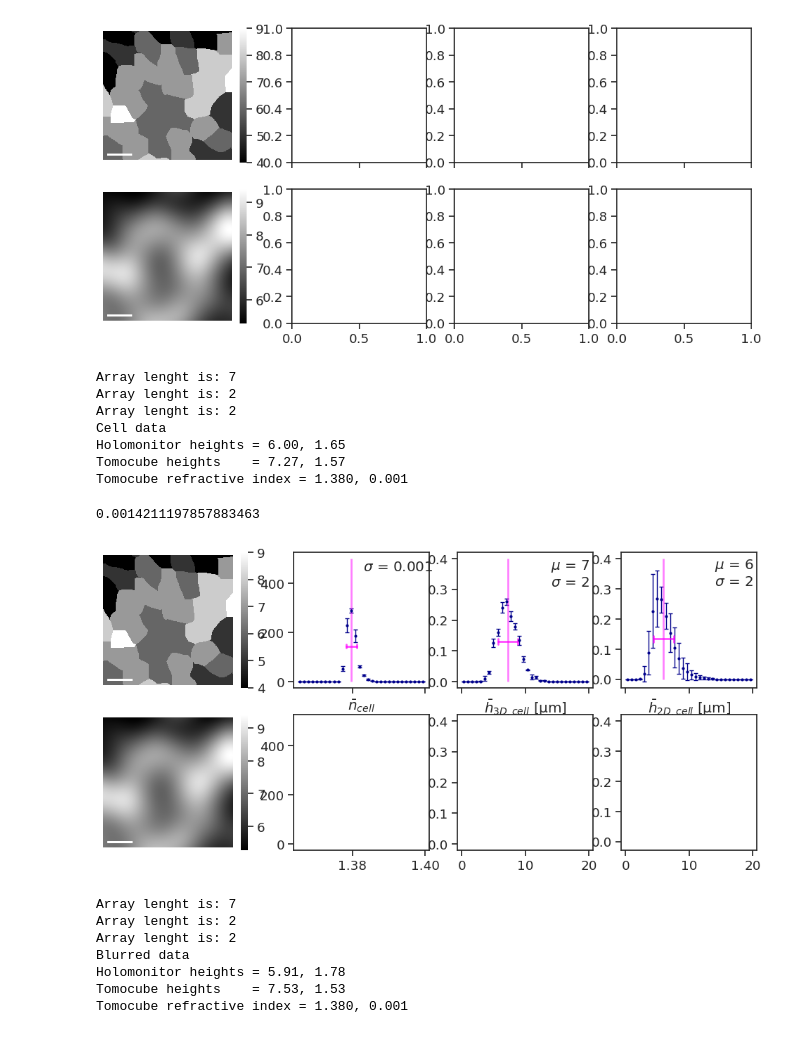
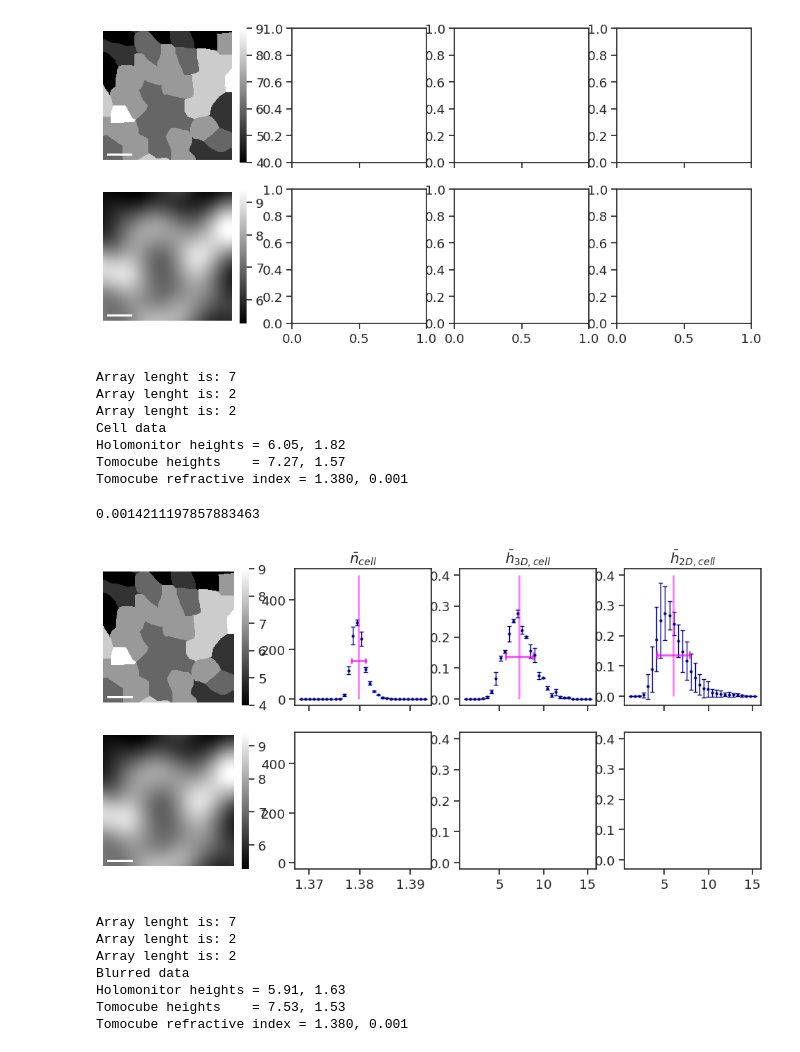
Before and after one commit to siljabl/MDCK_QPI, a Jupyter notebook: figure_scripts/cellwise_illustration.ipynb, the cells around one changed output. Saved outputs shown, nothing was run; the diff lists cells and outputs as text; code cells hidden in the pictures.

```diff
--- a/figure_scripts/cellwise_illustration.ipynb
+++ b/figure_scripts/cellwise_illustration.ipynb
@@ -55,7 +55,7 @@ for path, frames, fmin in zip(holo_dict["files"], holo_frames, holo_dict["fmin"]
         continue
     file   = path.split("/")[-1]
     folder = path.split(file)[0]
-    tmp_df = pd.read_csv(f"{path}/area_volume_filtered.csv")
+    tmp_df = pd.read_csv(f"{path}/area_volume_unfiltered.csv")
 
     for f in frames:
         h_holo.append(import_holomonitor_stack(folder, file, f_min=f, f_max=f)[0,:977,:977])
@@ -119,7 +119,7 @@ for path, frames, fmin in zip(tomo_dict["files"], tomo_frames, tomo_dict["fmin"]
     tmp_df = pd.read_csv(f"{path}/area_volume_filtered.csv")
 
     for f in frames:
-        n_tmp, h_tmp = import_tomocube_stack(path, "250210.113448.MDCK dynamics.001.MDCK B.A2", h_scaling=vox_to_um[0], f_min=f, f_max=f)
+        n_tmp, h_tmp = import_tomocube_stack(path, "250210.113448.MDCK dynamics.001.MDCK B.A2.T001P01", h_scaling=vox_to_um[0], f_min=f, f_max=f)
         n_tmp[n_tmp == 0] = 1.38
 
         h_tomo.append(h_tmp[0,:3480,:3480])
@@ -220,8 +220,8 @@ for i, c in zip(range(2), ["w", "w"]):
 # %% [output]
 [figure]
 # %%
-hmin, hmax = 0, 20
-nmin, nmax = 1.365, 1.4
+hmin, hmax = 1, 15.5
+nmin, nmax = 1.368, 1.393375
 bins = 30
 
 # compute mean distributions
@@ -252,7 +252,7 @@ Array lenght is: 7
 Array lenght is: 2
 Array lenght is: 2
 Cell data
-Holomonitor heights = 6.00, 1.65
+Holomonitor heights = 6.05, 1.82
 Tomocube heights    = 7.27, 1.57
 Tomocube refractive index = 1.380, 0.001
 0.0014211197857883463
@@ -263,40 +263,44 @@ ms=4
 ax[0,3].errorbar(x_holo,  h_holo_hist, yerr=h_holo_err, fmt=".", lw=lw, ms=ms, capsize=2, capthick=1, color=color)
 ax[0,2].errorbar(x_tomo,  h_tomo_hist, yerr=h_tomo_err, fmt=".", lw=lw, ms=ms, capsize=2, capthick=1, color=color)
 ax[0,1].errorbar(nx_tomo, n_tomo_hist, yerr=n_tomo_err, fmt=".", lw=lw, ms=ms, capsize=2, capthick=1, color=color)
 
 lw = 2
 alpha = 0.5
 
 ax[0,3].vlines(h_holo_mean, 0, 4e-1, alpha=alpha, lw=lw, color=lcolor)
 ax[0,2].vlines(h_tomo_mean, 0, 4e-1, alpha=alpha, lw=lw, color=lcolor)
 ax[0,1].vlines(n_tomo_mean, 0, 5e2,  alpha=alpha, lw=lw, color=lcolor)
 
 fwhm = h_holo_hist.max() / 2
-ax[0,3].text(14, 0.31, f"$\mu$ = {h_holo_mean:0.0f}\n$\sigma$ = {h_holo_std:0.0f}")
+#ax[0,3].text(10, 0.31, f"$\mu$ = {h_holo_mean:0.0f}\n$\sigma$ = {h_holo_std:0.0f}")
 ax[0,3].plot([h_holo_mean-h_holo_std, h_holo_mean+h_holo_std], [fwhm, fwhm],           lw=lw, color=lcolor, alpha=0.7)
 ax[0,3].plot([h_holo_mean-h_holo_std, h_holo_mean-h_holo_std], [fwhm-0.01, fwhm+0.01], lw=lw, color=lcolor, alpha=0.7)
 ax[0,3].plot([h_holo_mean+h_holo_std, h_holo_mean+h_holo_std], [fwhm-0.01, fwhm+0.01], lw=lw, color=lcolor, alpha=0.7)
 
 fwhm = h_tomo_hist.max() / 2
-ax[0,2].text(14, 0.31, f"$\mu$ = {h_tomo_mean:0.0f}\n$\sigma$ = {h_tomo_std:0.0f}")
+#ax[0,2].text(10, 0.31, f"$\mu$ = {h_tomo_mean:0.0f}\n$\sigma$ = {h_tomo_std:0.0f}")
 ax[0,2].plot([h_tomo_mean-h_tomo_std, h_tomo_mean+h_tomo_std], [fwhm, fwhm],           lw=lw, color=lcolor, alpha=0.7)
 ax[0,2].plot([h_tomo_mean-h_tomo_std, h_tomo_mean-h_tomo_std], [fwhm-0.01, fwhm+0.01], lw=lw, color=lcolor, alpha=0.7)
 ax[0,2].plot([h_tomo_mean+h_tomo_std, h_tomo_mean+h_tomo_std], [fwhm-0.01, fwhm+0.01], lw=lw, color=lcolor, alpha=0.7)
 
 fwhm = n_tomo_hist.max() / 2
-ax[0,1].text(1.383, 450, f"$\sigma$ = {n_tomo_std:0.3f}")
+#ax[0,1].text(1.381, 450, rf"$\sigma = 10^{{-3}}$") #{n_tomo_std:0.3f}")
 ax[0,1].plot([n_tomo_mean-n_tomo_std, n_tomo_mean+n_tomo_std], [fwhm, fwhm],           lw=lw, color=lcolor, alpha=0.7)
 ax[0,1].plot([n_tomo_mean-n_tomo_std, n_tomo_mean-n_tomo_std], [fwhm-8, fwhm+8], lw=lw, color=lcolor, alpha=0.7)
 ax[0,1].plot([n_tomo_mean+n_tomo_std, n_tomo_mean+n_tomo_std], [fwhm-8, fwhm+8], lw=lw, color=lcolor, alpha=0.7)
 
 
-ax[0,3].set(xlabel=r"$\bar{h}_{2D, cell}$ [µm]")#, ylim=(1e-6, 1.5e0))
-ax[0,2].set(xlabel=r"$\bar{h}_{3D, cell}$ [µm]")#, ylim=(1e-6, 1.5e0))
-ax[0,1].set(xlabel=r"$\bar{n}_{cell}$")#, ylim=(1e-1, 1e3))
+# ax[0,3].set(xlabel=r"$\bar{h}_{2D, cell}$ [µm]")#, ylim=(1e-6, 1.5e0))
+# ax[0,2].set(xlabel=r"$\bar{h}_{3D, cell}$ [µm]")#, ylim=(1e-6, 1.5e0))
+# ax[0,1].set(xlabel=r"$\bar{n}_{cell}$")#, ylim=(1e-1, 1e3))
+
+ax[0,3].set(title=r"$\bar{h}_{2D, cell}$")#, ylim=(1e-6, 1.5e0))
+ax[0,2].set(title=r"$\bar{h}_{3D, cell}$")#, ylim=(1e-6, 1.5e0))
+ax[0,1].set(title=r"$\bar{n}_{cell}$")#, ylim=(1e-1, 1e3))
 
 fig
 # %% [output]
-[figure, old version]
+[figure, new version]
 # %%
 # compute mean distributions
 x_holo,  h_holo_hist, h_holo_err = mean_dist(hblur_holo, bins=bins, hist_range=(hmin, hmax))
@@ -321,7 +325,7 @@ Array lenght is: 7
 Array lenght is: 2
 Array lenght is: 2
 Blurred data
-Holomonitor heights = 5.91, 1.78
+Holomonitor heights = 5.91, 1.63
 Tomocube heights    = 7.53, 1.53
 Tomocube refractive index = 1.380, 0.001
 # %%
```
Also changed, not shown: parts of 2 cells of this notebook, 6 other files.
